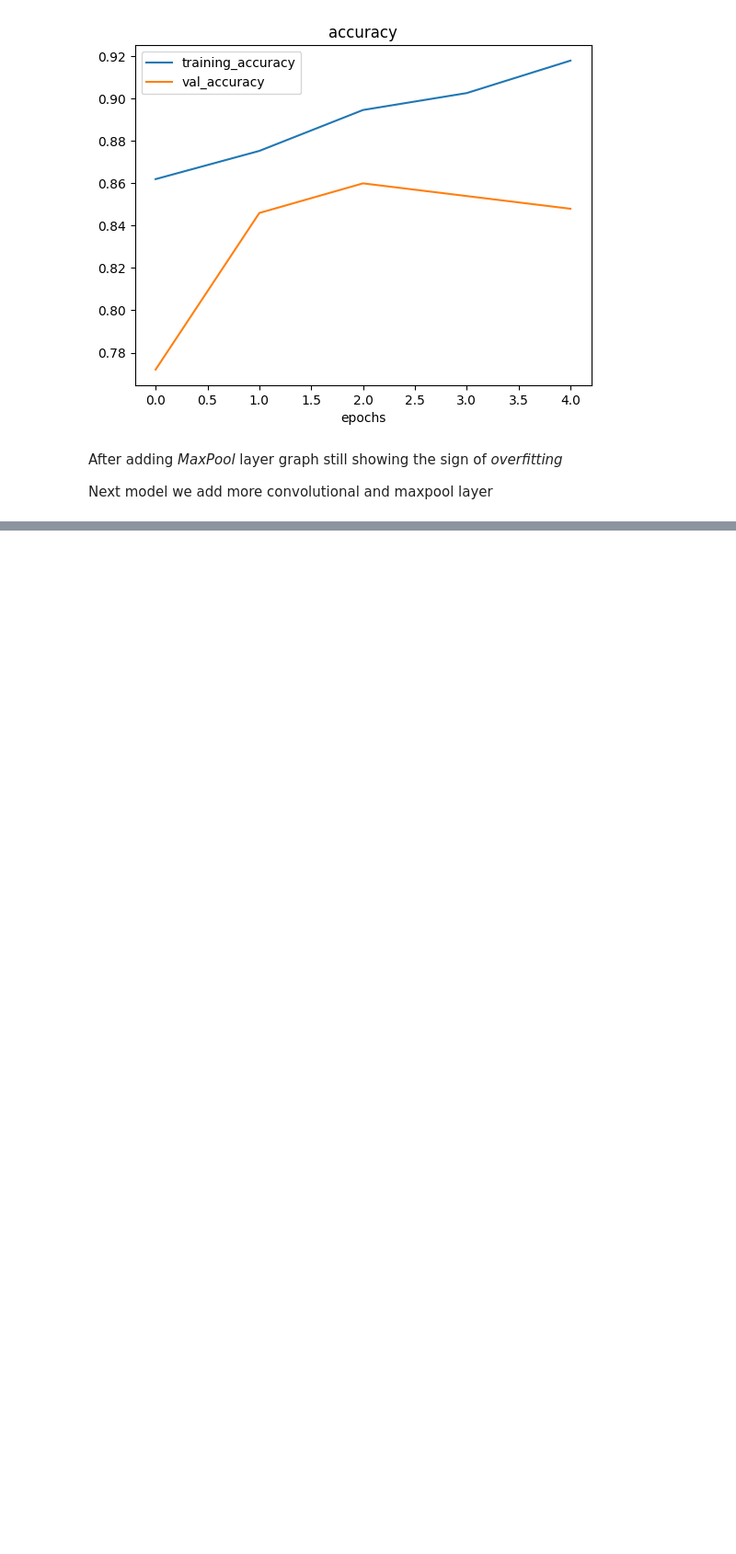
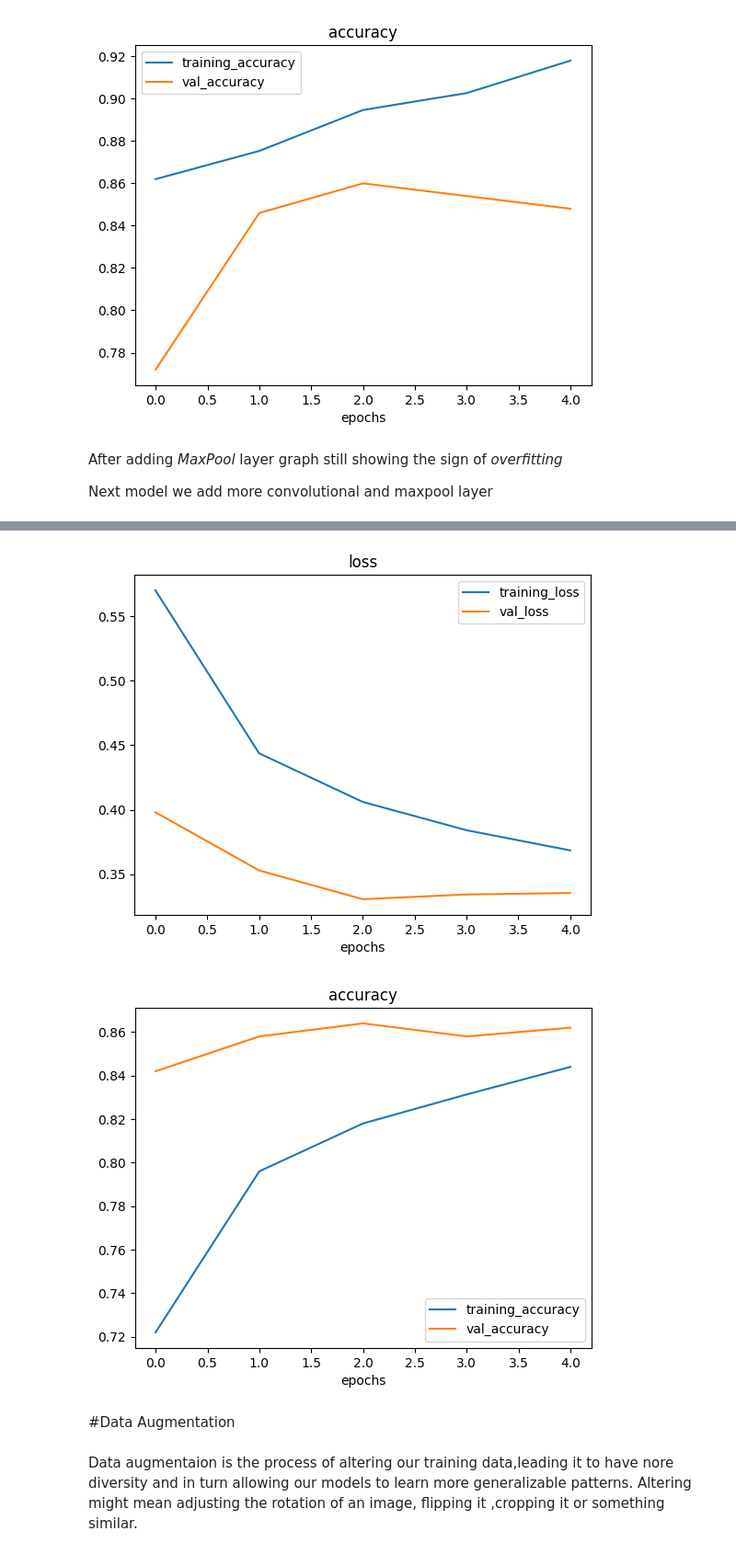
Before and after one commit to Vivek-Joshi17/CNN_neural_network, a Jupyter notebook: CNN_Basics.ipynb, the cells around one changed output, grey strips where cells are left out. Shown at 92% size. Drawn from its saved outputs; the diff is of its cells as text; code cells hidden in the pictures; blank space fills up the shorter version.

Commit message:
created_augmented_training_data

```diff
--- a/CNN_Basics.ipynb
+++ b/CNN_Basics.ipynb
@@ -628,3 +630,33 @@ plot_loss_curves(history_5)
 After adding *MaxPool* layer graph still showing the sign of *overfitting*
 
 Next model we add more convolutional and maxpool layer
+# %%
+#Creating model_6
+model_6 = Sequential([
+    Conv2D(filters=10,
+           kernel_size=3,
+           activation="relu",
+           input_shape=(224,224,3)),
+    Conv2D(10,3,activation="relu"),
+    MaxPool2D(pool_size = 2),
+    Conv2D(10,3,activation="relu"),
+    Conv2D(10,3,activation="relu"),
+    MaxPool2D(2),
+    Conv2D(10,3,activation="relu"),
+    MaxPool2D(2),
+    Flatten(),
+    Dense(1,activation="sigmoid")
+
+])
+# %%
+#compile the model_6
+model_6.compile(loss="binary_crossentropy",
+                optimizer=Adam(),
+                metrics=["accuracy"])
+# %%
+#Fit the model
+history_6 = model_6.fit(train_data,
+                        epochs=5,
+                        steps_per_epoch=len(train_data),
+                        validation_data = test_data,
+                        validation_steps = len(test_data))
@@ -630,0 +694,9 @@ Next model we add more convolutional and maxpool layer
+# %%
+plot_loss_curves(history_6)
+# %% [output]
+[figure, added]
+[figure, added]
+# %% [markdown]
+#Data Augmentation
+# %% [markdown]
+Data augmentaion is the process of altering our training data,leading it to have nore diversity and in turn allowing our models to learn more generalizable patterns. Altering might mean adjusting the rotation of an image, flipping it ,cropping it or something similar.
```
Also changed, not shown: parts of 8 cells of this notebook.
